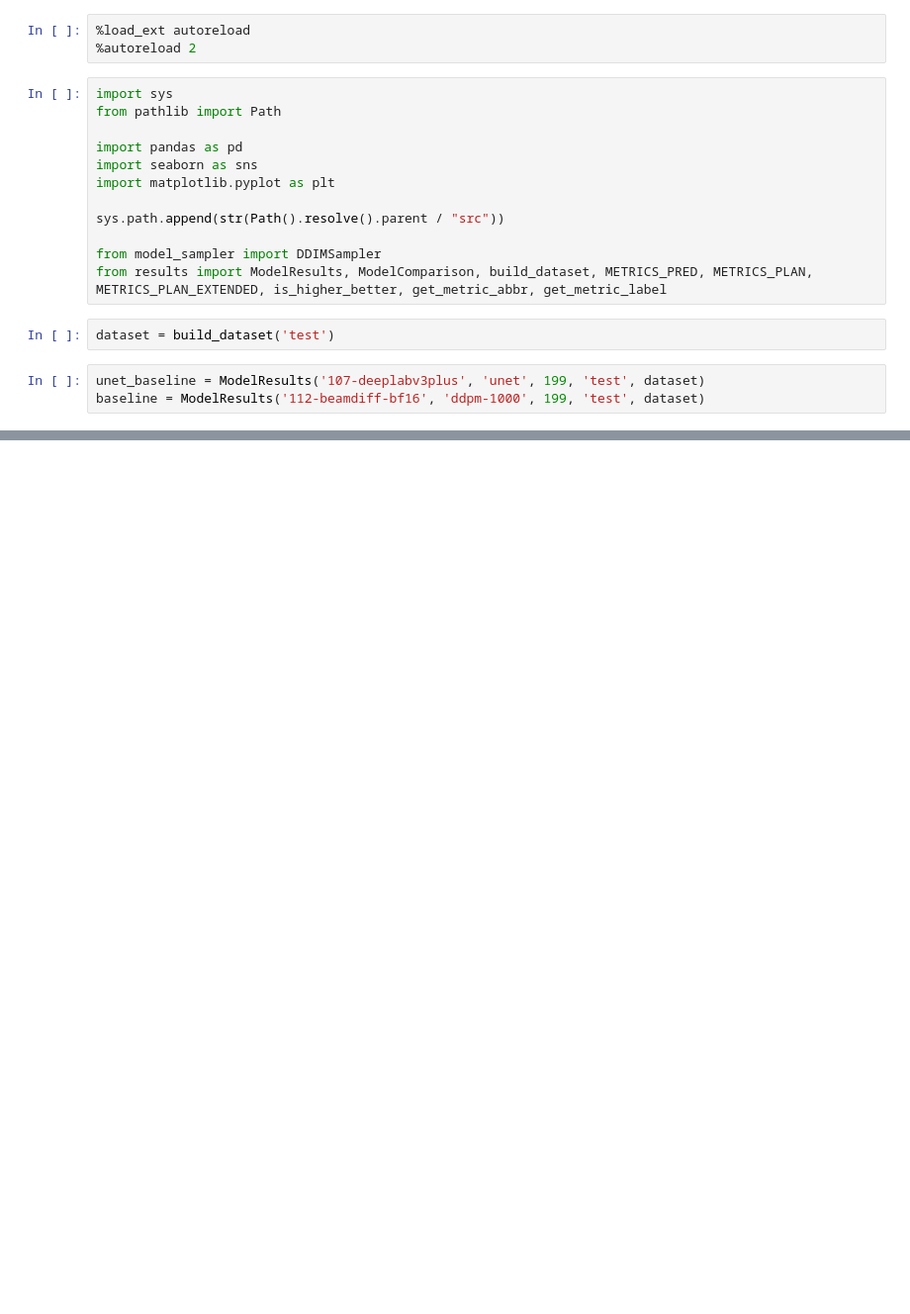
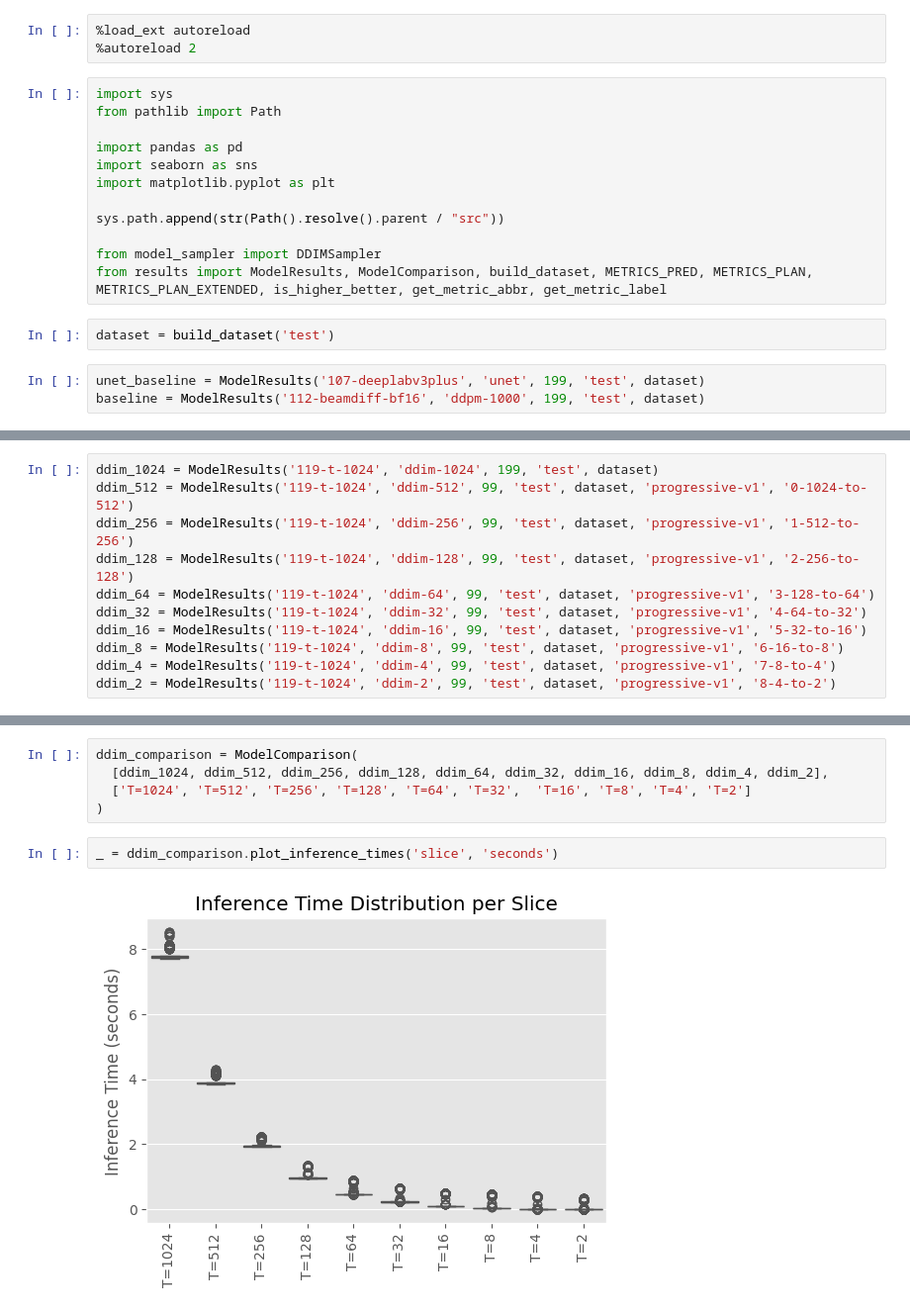
Before and after one commit to josefweibel/dose-prediction-calculation-thesis, a Jupyter notebook: notebooks/30_distillation.ipynb, the cells around one changed output, grey strips where cells are left out. Shown at 99% size. Cells and saved outputs as stored; diff of their text form; blank space fills up the shorter version.

```diff
--- a/notebooks/30_distillation.ipynb
+++ b/notebooks/30_distillation.ipynb
@@ -32,2 +32,13 @@ ddpm_4 = ModelResults('119-t-1024', 'ddpm-4', 99, 'test', dataset, 'progressive-
+# %%
+ddim_1024 = ModelResults('119-t-1024', 'ddim-1024', 199, 'test', dataset)
+ddim_512 = ModelResults('119-t-1024', 'ddim-512', 99, 'test', dataset, 'progressive-v1', '0-1024-to-512')
+ddim_256 = ModelResults('119-t-1024', 'ddim-256', 99, 'test', dataset, 'progressive-v1', '1-512-to-256')
+ddim_128 = ModelResults('119-t-1024', 'ddim-128', 99, 'test', dataset, 'progressive-v1', '2-256-to-128')
+ddim_64 = ModelResults('119-t-1024', 'ddim-64', 99, 'test', dataset, 'progressive-v1', '3-128-to-64')
+ddim_32 = ModelResults('119-t-1024', 'ddim-32', 99, 'test', dataset, 'progressive-v1', '4-64-to-32')
+ddim_16 = ModelResults('119-t-1024', 'ddim-16', 99, 'test', dataset, 'progressive-v1', '5-32-to-16')
+ddim_8 = ModelResults('119-t-1024', 'ddim-8', 99, 'test', dataset, 'progressive-v1', '6-16-to-8')
+ddim_4 = ModelResults('119-t-1024', 'ddim-4', 99, 'test', dataset, 'progressive-v1', '7-8-to-4')
+ddim_2 = ModelResults('119-t-1024', 'ddim-2', 99, 'test', dataset, 'progressive-v1', '8-4-to-2')
 # %%
 ddpm_comparison = ModelComparison(
@@ -48,0 +62,9 @@ _ = ddpm_comparison.plot_metric_distribution('vol_rmse_body')
+# %%
+ddim_comparison = ModelComparison(
+  [ddim_1024, ddim_512, ddim_256, ddim_128, ddim_64, ddim_32, ddim_16, ddim_8, ddim_4, ddim_2],
+  ['T=1024', 'T=512', 'T=256', 'T=128', 'T=64', 'T=32',  'T=16', 'T=8', 'T=4', 'T=2']
+)
+# %%
+_ = ddim_comparison.plot_inference_times('slice', 'seconds')
+# %% [output]
+[figure, added]
```
Also changed, not shown: parts of 9 cells of this notebook, 23 other files.
